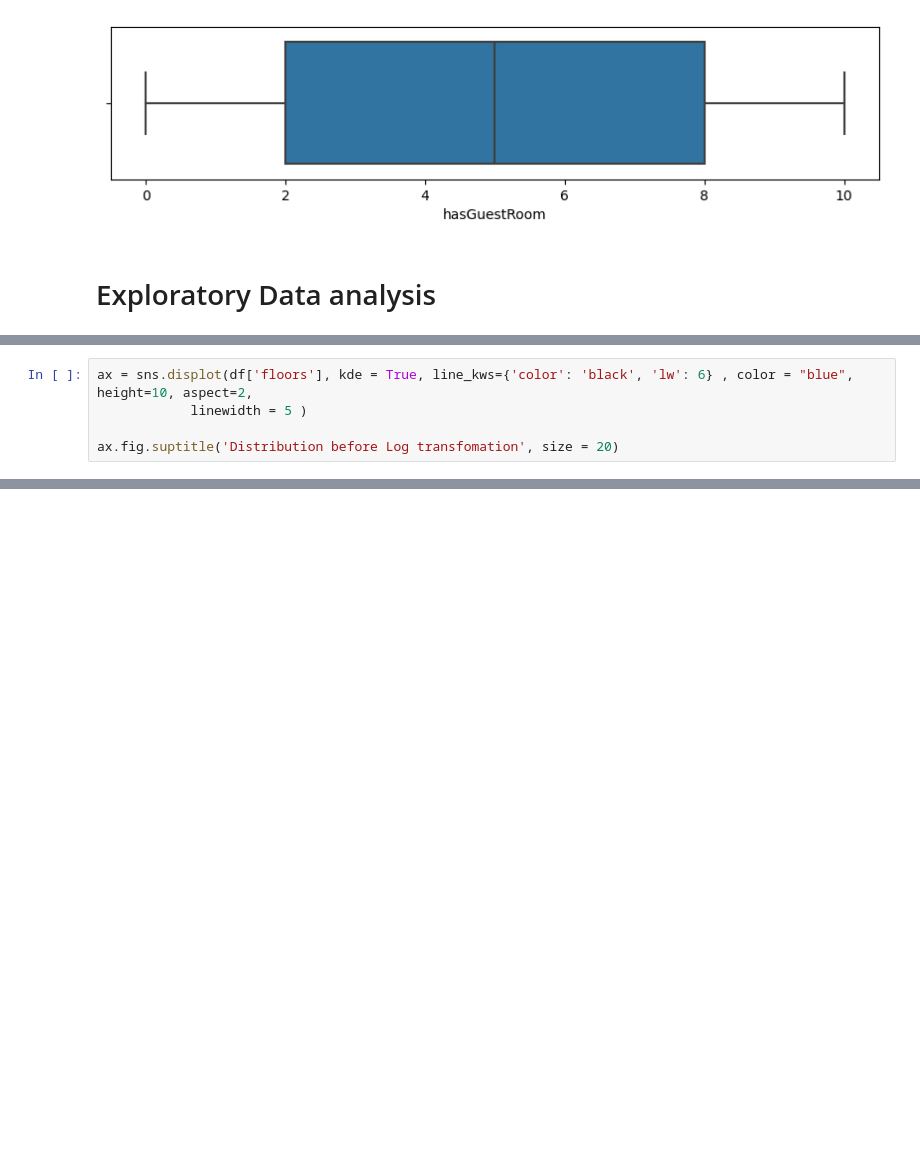
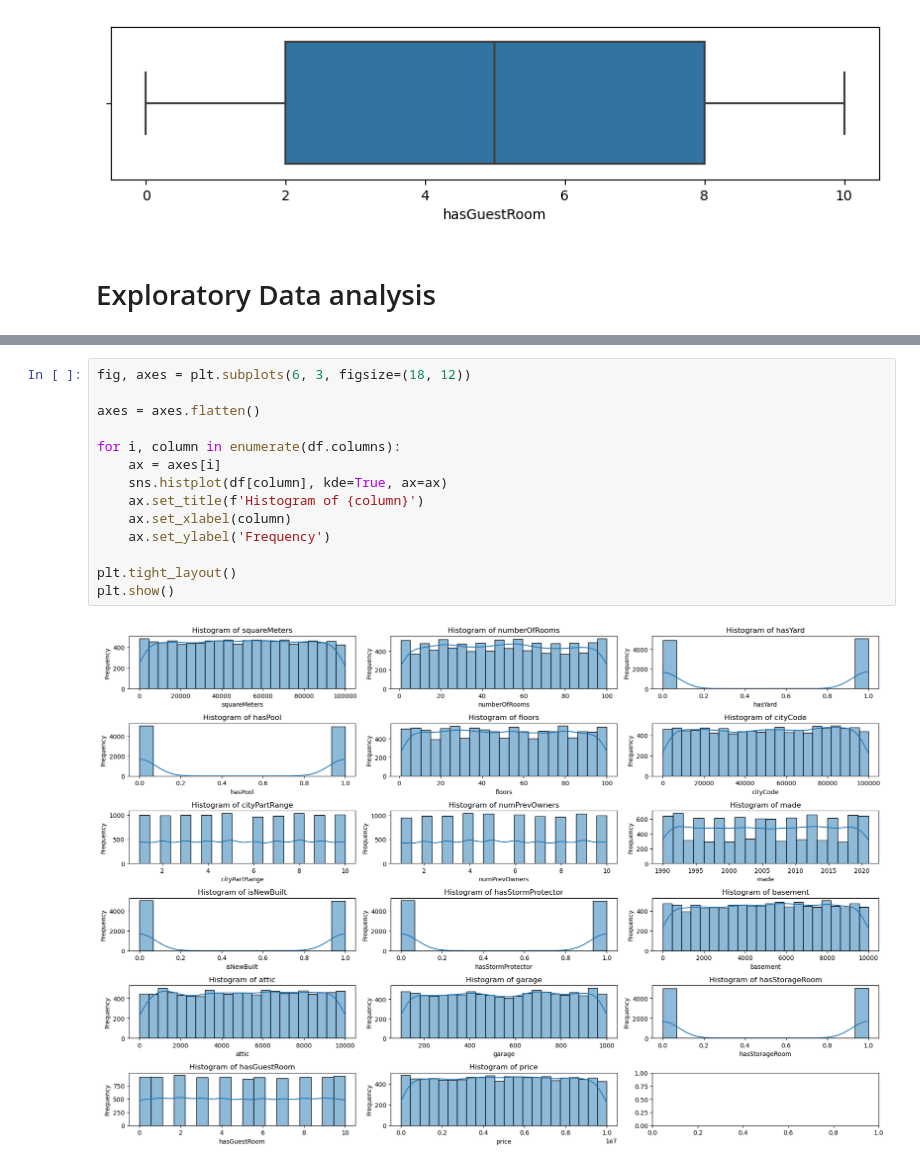
Before and after one commit to Tile28/Phase-2-Group-Project, a Jupyter notebook: Paris housing prediction model.ipynb, the cells around one changed output, grey strips where cells are left out. Drawn from its saved outputs; the diff is of its cells as text; blank space fills up the shorter version.

Commit message:
distribution plots and training set splitting

```diff
--- a/Paris housing prediction model.ipynb
+++ b/Paris housing prediction model.ipynb
@@ -315,8 +318,3 @@ new_df.describe()
 | 50% | 50105.50000 | 50.000000 | 1.000000 | 0.000000 | 50.000000 | 5.000000 | 2005.50000 | 0.000000 | ... |
 | 75% | 74609.75000 | 75.000000 | 1.000000 | 1.000000 | 76.000000 | 8.000000 | 2014.00000 | 1.000000 | ... |
 | max | 99999.00000 | 100.000000 | 1.000000 | 1.000000 | 100.000000 | 10.000000 | 2021.00000 | 1.000000 | ... |
-# %%
-ax = sns.displot(df['floors'], kde = True, line_kws={'color': 'black', 'lw': 6} , color = "blue", height=10, aspect=2,
-            linewidth = 5 )
-
-ax.fig.suptitle('Distribution before Log transfomation', size = 20)
@@ -326 +340,17 @@ Text(0.5, 0.98, 'Distribution before Log transfomation')
+# %%
+fig, axes = plt.subplots(6, 3, figsize=(18, 12))
+
+axes = axes.flatten()
+
+for i, column in enumerate(df.columns):
+    ax = axes[i]
+    sns.histplot(df[column], kde=True, ax=ax)
+    ax.set_title(f'Histogram of {column}')
+    ax.set_xlabel(column)
+    ax.set_ylabel('Frequency')
+
+plt.tight_layout()
+plt.show()
+# %% [output]
+[figure, added]
 # %%
```
Also changed, not shown: parts of 10 cells of this notebook.
